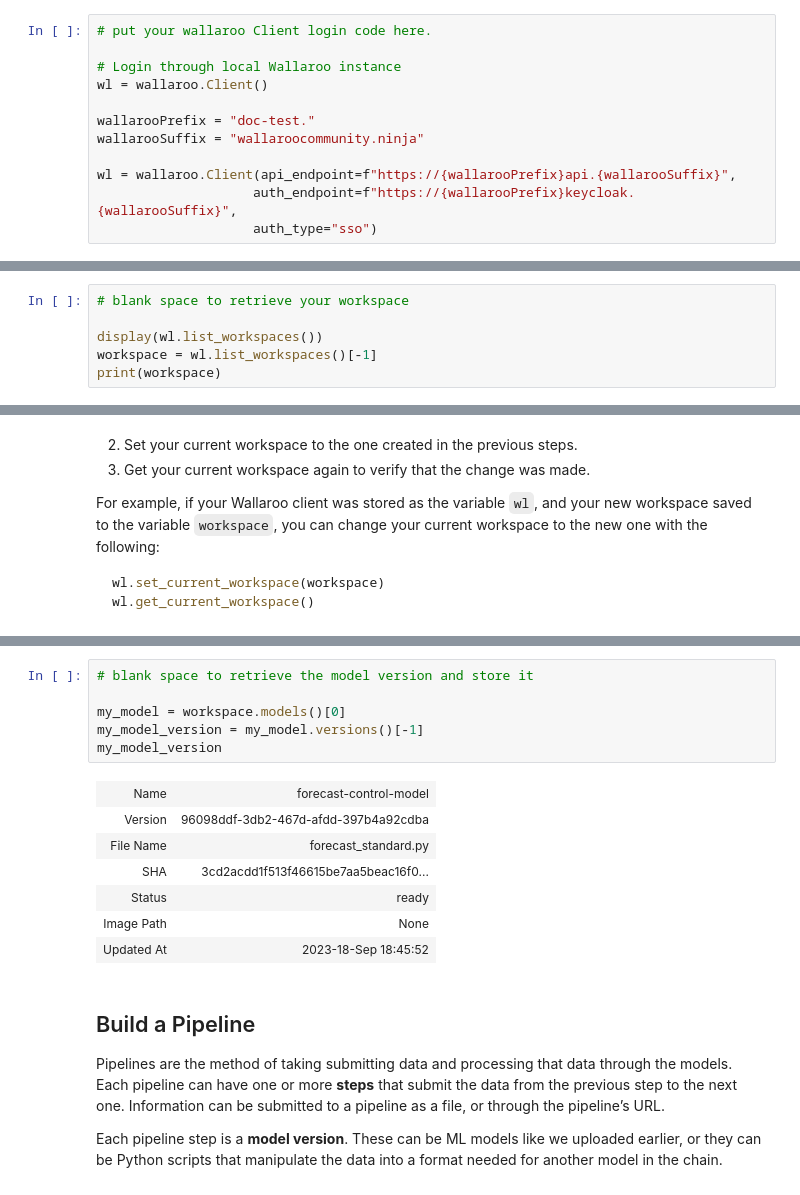
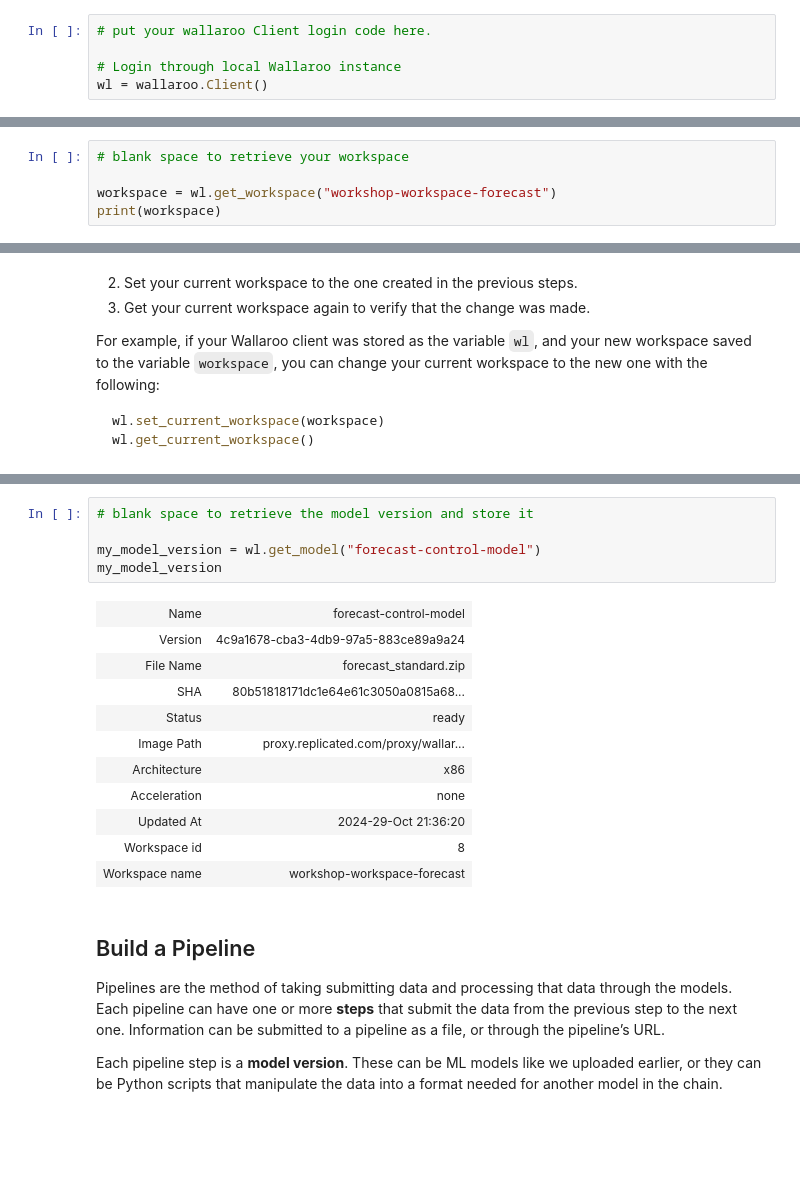
Before and after one commit to WallarooLabs/Workshops, a Jupyter notebook: Forecasting/Retail-CPG/Notebooks-with-code/N1_deploy_a_model-with-code.ipynb, the cells around one changed output, grey strips where cells are left out. Saved outputs shown, nothing was run; the diff lists cells and outputs as text; blank space fills up the shorter version.

```diff
--- a/Forecasting/Retail-CPG/Notebooks-with-code/N1_deploy_a_model-with-code.ipynb
+++ b/Forecasting/Retail-CPG/Notebooks-with-code/N1_deploy_a_model-with-code.ipynb
@@ -76,13 +76,6 @@ wl = wallaroo.Client()
 
 # Login through local Wallaroo instance
 wl = wallaroo.Client()
-
-wallarooPrefix = "doc-test."
-wallarooSuffix = "wallaroocommunity.ninja"
-
-wl = wallaroo.Client(api_endpoint=f"https://{wallarooPrefix}api.{wallarooSuffix}",
-                    auth_endpoint=f"https://{wallarooPrefix}keycloak.{wallarooSuffix}",
-                    auth_type="sso")
 # %% [markdown]
 ## Run Client Commands
 
@@ -349,7 +286,6 @@ workspace = wl.list_workspaces()[1]
 # %%
 # blank space to retrieve your workspace
 
-display(wl.list_workspaces())
-workspace = wl.list_workspaces()[-1]
+workspace = wl.get_workspace("workshop-workspace-forecast")
 print(workspace)
 # %% [output]
@@ -639,17 +522,20 @@ my_model_version
 # %%
 # blank space to retrieve the model version and store it
 
-my_model = workspace.models()[0]
-my_model_version = my_model.versions()[-1]
+my_model_version = wl.get_model("forecast-control-model")
 my_model_version
 # %% [output]
 | Name | forecast-control-model |
-| Version | 96098ddf-3db2-467d-afdd-397b4a92cdba |
-| File Name | forecast_standard.py |
-| SHA | 3cd2acdd1f513f46615be7aa5beac16f0... |
+| Version | 4c9a1678-cba3-4db9-97a5-883ce89a9a24 |
+| File Name | forecast_standard.zip |
+| SHA | 80b51818171dc1e64e61c3050a0815a68... |
 | Status | ready |
-| Image Path | None |
-| Updated At | 2023-18-Sep 18:45:52 |
+| Image Path | proxy.replicated.com/proxy/wallar... |
+| Architecture | x86 |
+| Acceleration | none |
+| Updated At | 2024-29-Oct 21:36:20 |
+| Workspace id | 8 |
+| Workspace name | workshop-workspace-forecast |
 # %% [markdown]
 ## Build a Pipeline
 
```
Also changed, not shown: parts of 19 cells of this notebook, 22 other files.
